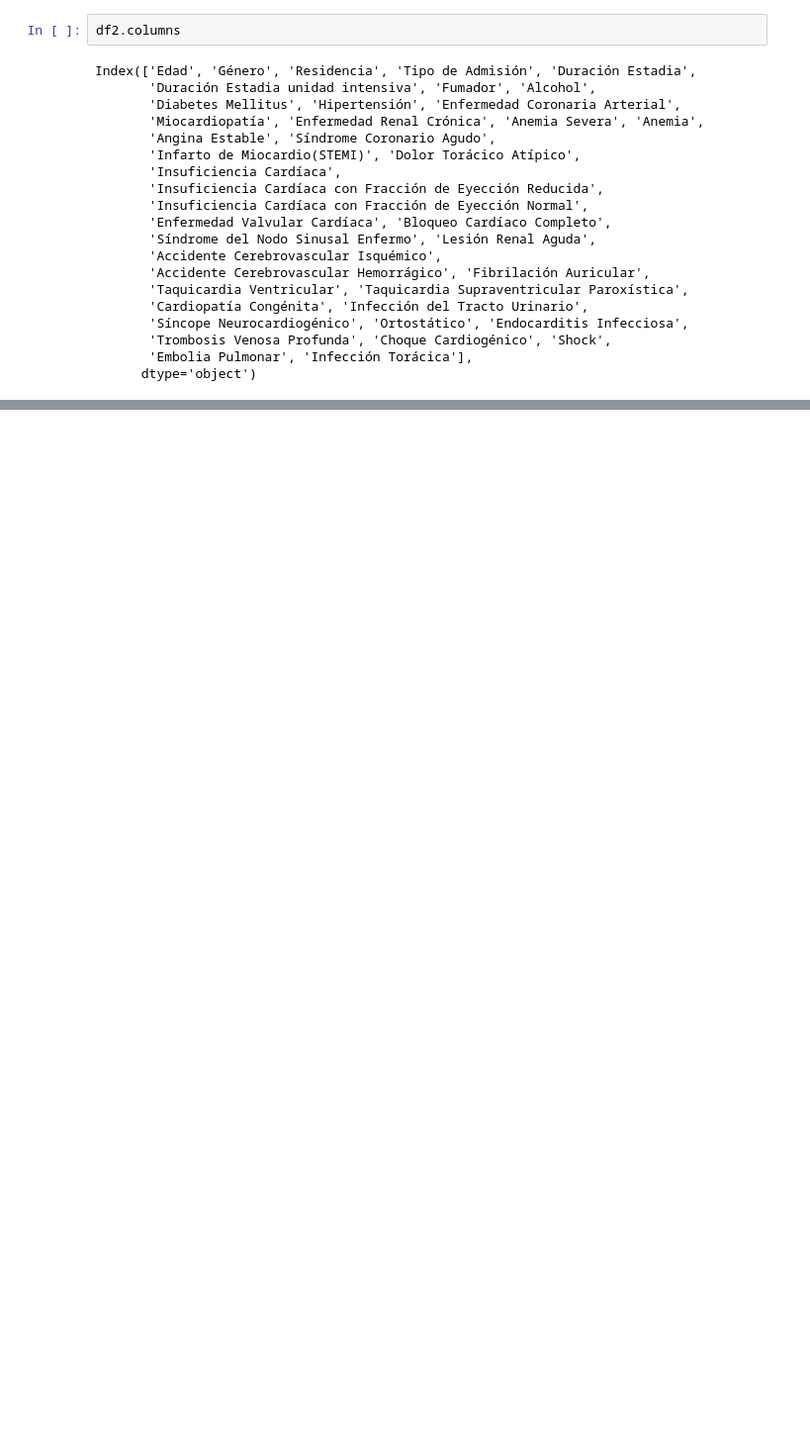
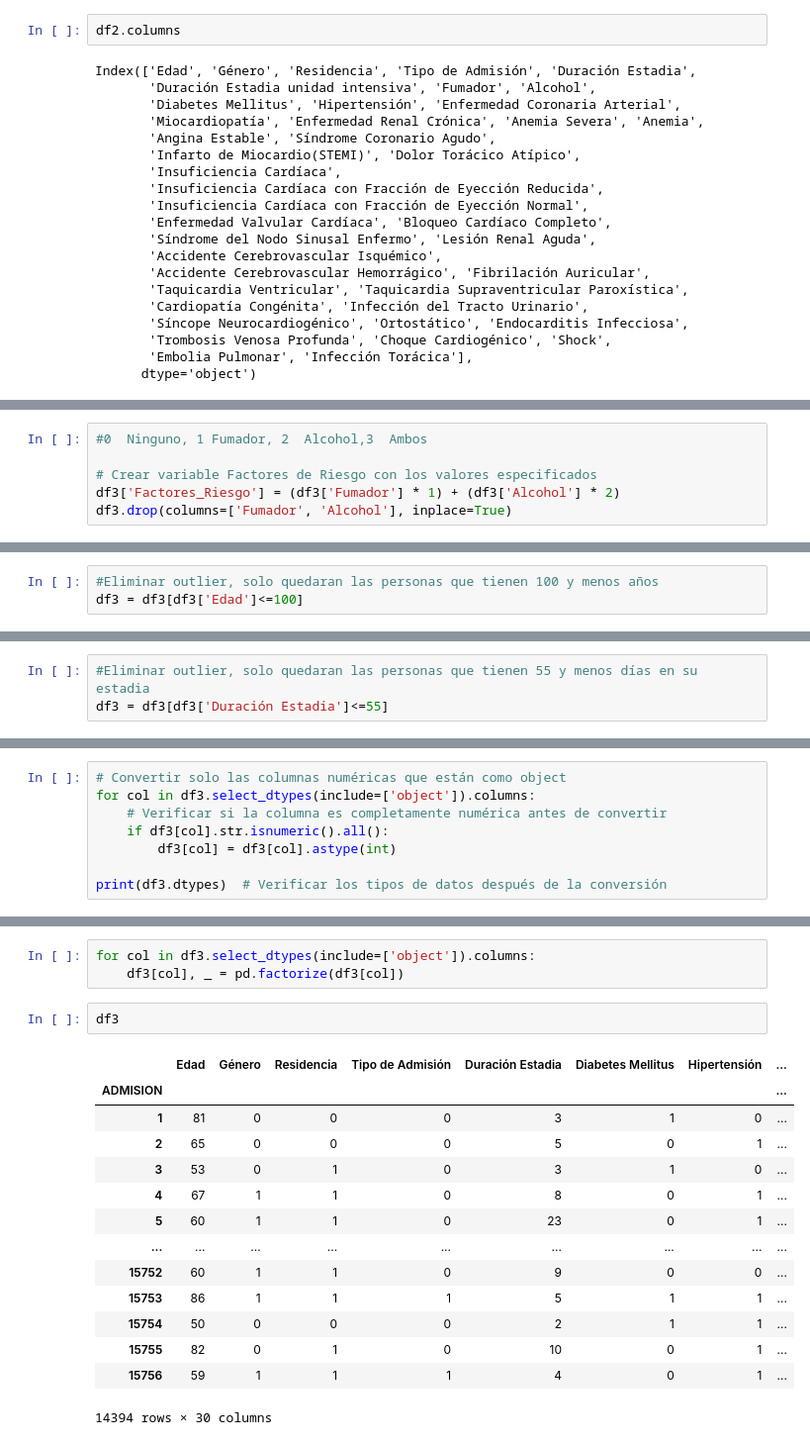
Before and after one commit to Estefaniagz/Proyecto_nocountry, a Jupyter notebook: explore.ipynb, the cells around one changed output, grey strips where cells are left out. Shown at 99% size. Drawn from its saved outputs; the diff is of its cells as text; blank space fills up the shorter version.

```diff
--- a/explore.ipynb
+++ b/explore.ipynb
@@ -1600,0 +1338,6 @@ df2_scaled
+# %%
+#0  Ninguno, 1 Fumador, 2  Alcohol,3  Ambos
+
+# Crear variable Factores de Riesgo con los valores especificados
+df3['Factores_Riesgo'] = (df3['Fumador'] * 1) + (df3['Alcohol'] * 2)
+df3.drop(columns=['Fumador', 'Alcohol'], inplace=True)
@@ -1600,0 +1456,3 @@ df2_scaled
+# %%
+#Eliminar outlier, solo quedaran las personas que tienen 100 y menos años
+df3 = df3[df3['Edad']<=100]
@@ -1600,0 +1472,3 @@ df2_scaled
+# %%
+#Eliminar outlier, solo quedaran las personas que tienen 55 y menos días en su estadia
+df3 = df3[df3['Duración Estadia']<=55]
@@ -1600,0 +1508,8 @@ df2_scaled
+# %%
+# Convertir solo las columnas numéricas que están como object
+for col in df3.select_dtypes(include=['object']).columns:
+    # Verificar si la columna es completamente numérica antes de convertir
+    if df3[col].str.isnumeric().all():
+        df3[col] = df3[col].astype(int)
+
+print(df3.dtypes)  # Verificar los tipos de datos después de la conversión
@@ -1600,0 +1534,20 @@ df2_scaled
+# %%
+for col in df3.select_dtypes(include=['object']).columns:
+    df3[col], _ = pd.factorize(df3[col])
+# %%
+df3
+# %% [output]
+|  | Edad | Género | Residencia | Tipo de Admisión | Duración Estadia | Diabetes Mellitus | Hipertensión | ... |
+| ADMISION |  |  |  |  |  |  |  | ... |
+| 1 | 81 | 0 | 0 | 0 | 3 | 1 | 0 | ... |
+| 2 | 65 | 0 | 0 | 0 | 5 | 0 | 1 | ... |
+| 3 | 53 | 0 | 1 | 0 | 3 | 1 | 0 | ... |
+| 4 | 67 | 1 | 1 | 0 | 8 | 0 | 1 | ... |
+| 5 | 60 | 1 | 1 | 0 | 23 | 0 | 1 | ... |
+| ... | ... | ... | ... | ... | ... | ... | ... | ... |
+| 15752 | 60 | 1 | 1 | 0 | 9 | 0 | 0 | ... |
+| 15753 | 86 | 1 | 1 | 1 | 5 | 1 | 1 | ... |
+| 15754 | 50 | 0 | 0 | 0 | 2 | 1 | 1 | ... |
+| 15755 | 82 | 0 | 1 | 0 | 10 | 0 | 1 | ... |
+| 15756 | 59 | 1 | 1 | 1 | 4 | 0 | 1 | ... |
+14394 rows × 30 columns
```
Also changed, not shown: parts of 62 cells of this notebook.
